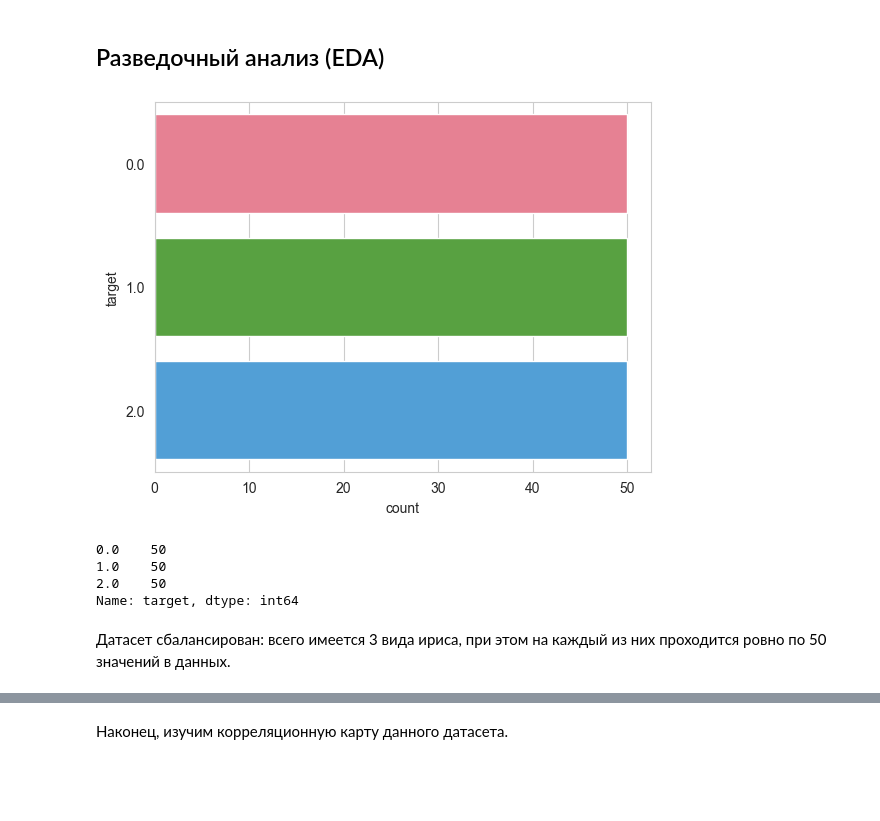
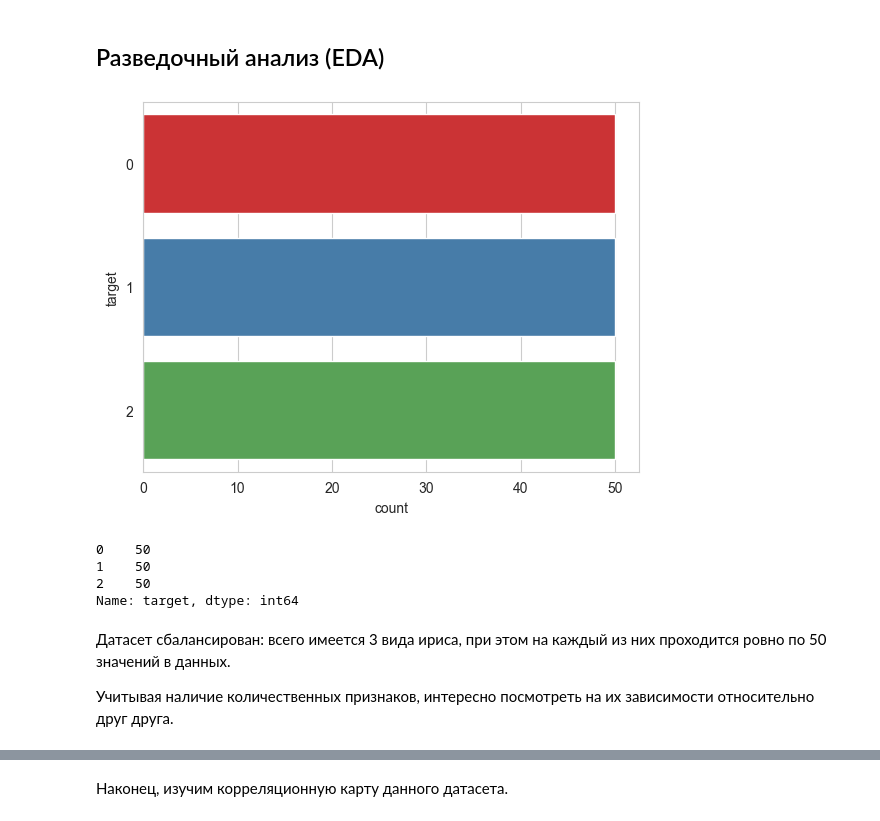
Before and after one commit to kznts9v-1lya/machine-learning-course, a Jupyter notebook: project/Comparison of classification methods.ipynb, the cells around one changed output, grey strips where cells are left out. Cells and saved outputs as stored; diff of their text form; code cells hidden in the pictures; blank space fills up the shorter version.

```diff
--- a/project/Comparison of classification methods.ipynb
+++ b/project/Comparison of classification methods.ipynb
@@ -892,0 +901,7 @@ memory usage: 6.0 KB
+# %%
+from sklearn.preprocessing import LabelEncoder
+
+encoder = LabelEncoder()
+
+df['target'] = encoder.fit_transform(df['target'])
+df
@@ -893,16 +922,18 @@ memory usage: 6.0 KB
 # %% [markdown]
 ## Разведочный анализ (EDA)
 # %%
-sns.countplot(data=df, y="target", palette="husl")
+sns.countplot(data=df, y="target", palette="Set1")
 plt.show()
 # %% [output]
-[figure, old version]
+[figure, new version]
 # %%
 df.target.value_counts()
 # %% [output]
-0.0    50
-1.0    50
-2.0    50
+0    50
+1    50
+2    50
 Name: target, dtype: int64
 # %% [markdown]
 Датасет сбалансирован: всего имеется 3 вида ириса, при этом на каждый из них проходится ровно по 50 значений в данных.
+
+Учитывая наличие количественных признаков, интересно посмотреть на их зависимости относительно друг друга.
```
Also changed, not shown: parts of 26 cells of this notebook.
